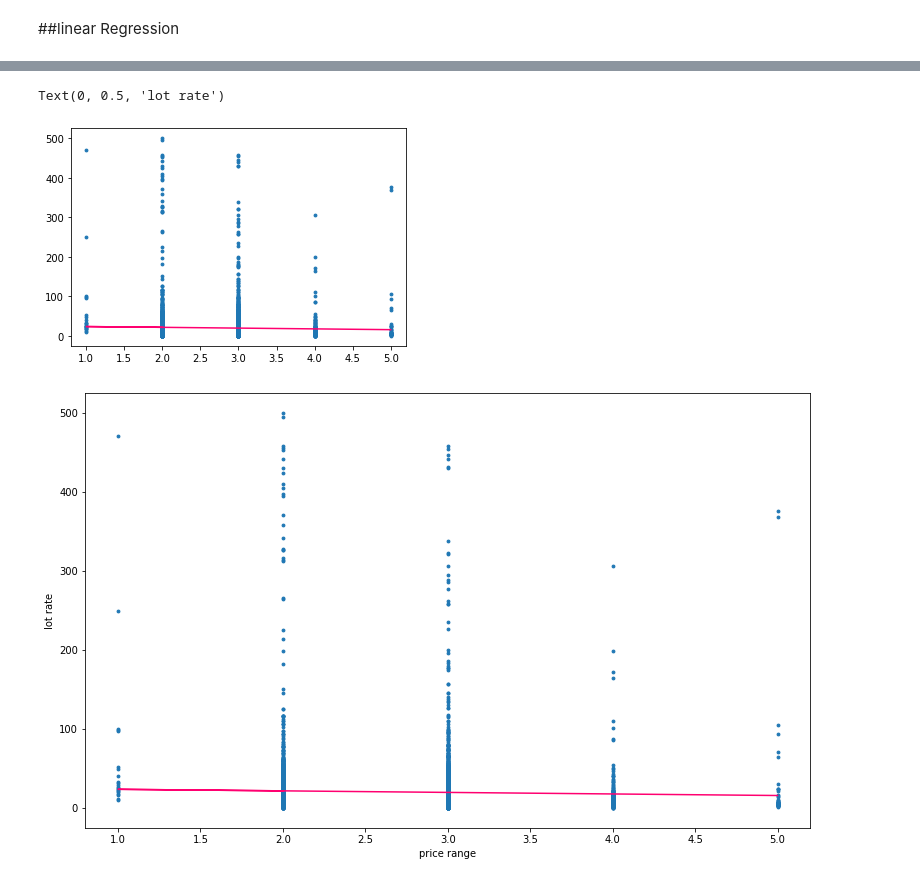
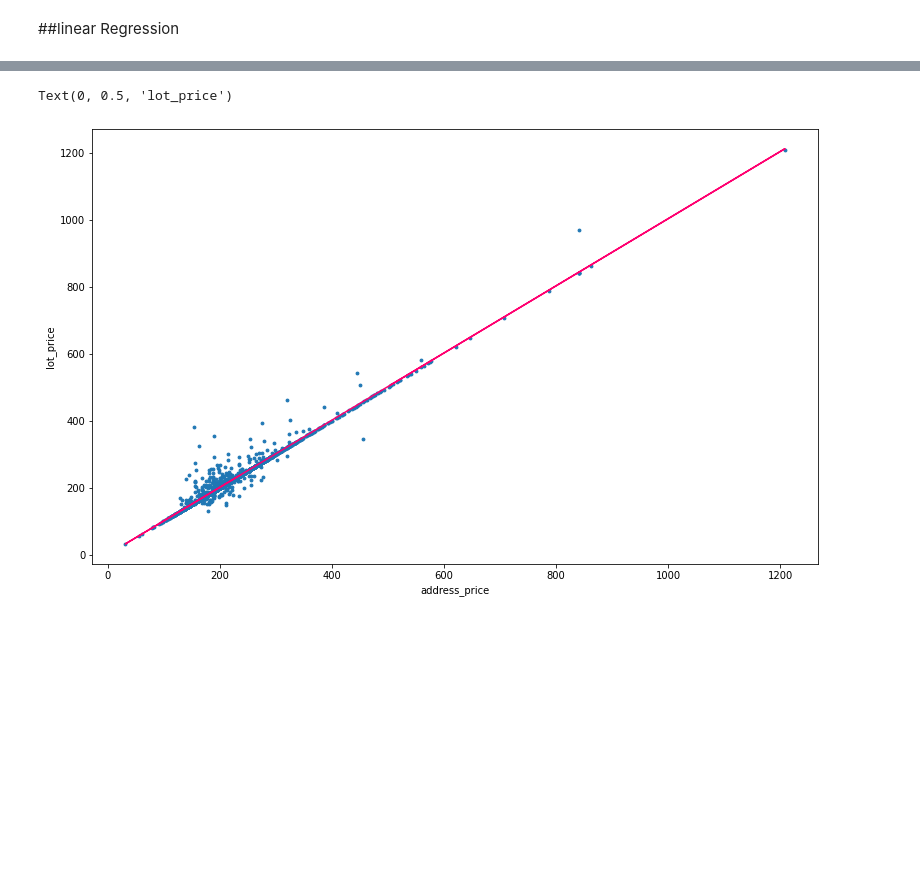
Before and after one commit to sunjorkey/EIT2, a Jupyter notebook: Housing_Data_Predictions_Linear_Regression_and_KNN.ipynb, the cells around one changed output, grey strips where cells are left out. Cells and saved outputs as stored; diff of their text form; code cells hidden in the pictures; blank space fills up the shorter version.

```diff
--- a/Housing_Data_Predictions_Linear_Regression_and_KNN.ipynb
+++ b/Housing_Data_Predictions_Linear_Regression_and_KNN.ipynb
@@ -642,2 +163,0 @@ y=X[:,-1]
-# %%
-X=X[:,:-1]
@@ -654,3 +187,6 @@ X,y
+# %%
+y_lr=data["address_price"].to_numpy()
+X_lr=data["lot_price"].to_numpy()
 # %%
 class SimpleLinearReg():
   def fit(self,X,y):
@@ -671,16 +207,15 @@ class SimpleLinearReg():
     return y_hat
 # %%
 slr = SimpleLinearReg()
-# %%
-slr.fit(X[:,0],y)
+# %%
+slr.fit(X_lr,y_lr)
 # %%
-y_hat=slr.predict(X[:,0],show=1)
+y_hat=slr.predict(X_lr)
 plt.figure(figsize=(13,8))
-plt.scatter(X[:,0],y,s=8)
-plt.plot(X[:,0],y_hat,color="#FF0070")
-plt.xlabel('price range')
-plt.ylabel('lot rate')
+plt.scatter(X_lr,y_lr,s=8)
+plt.plot(X_lr,y_hat,color="#FF0070")
+plt.xlabel('address_price')
+plt.ylabel('lot_price')
 # %% [output]
-Text(0, 0.5, 'lot rate')
+Text(0, 0.5, 'lot_price')
-[figure, old version]
+[figure, new version]
-[figure, removed]
```
Also changed, not shown: parts of 119 cells of this notebook.
